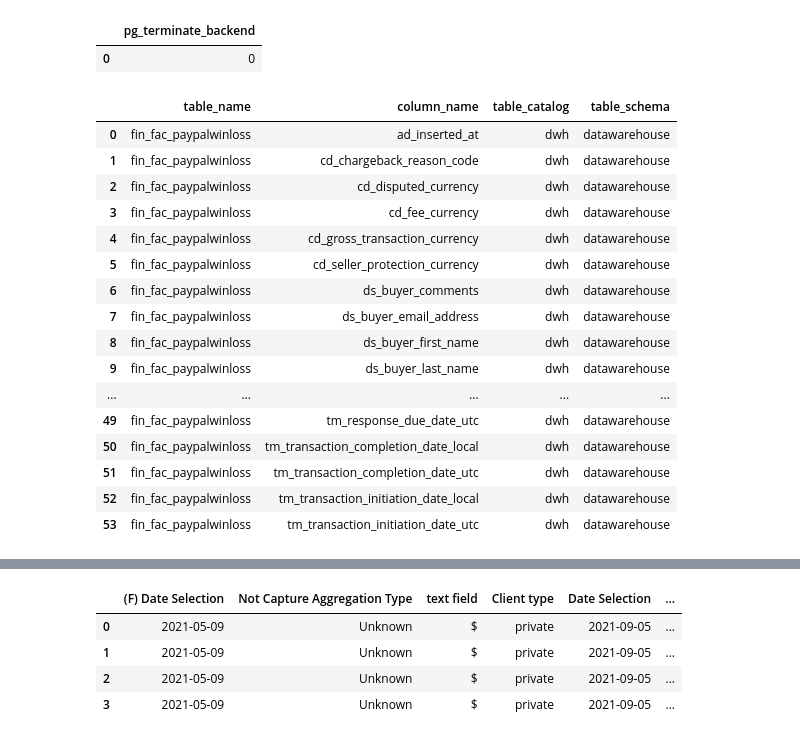
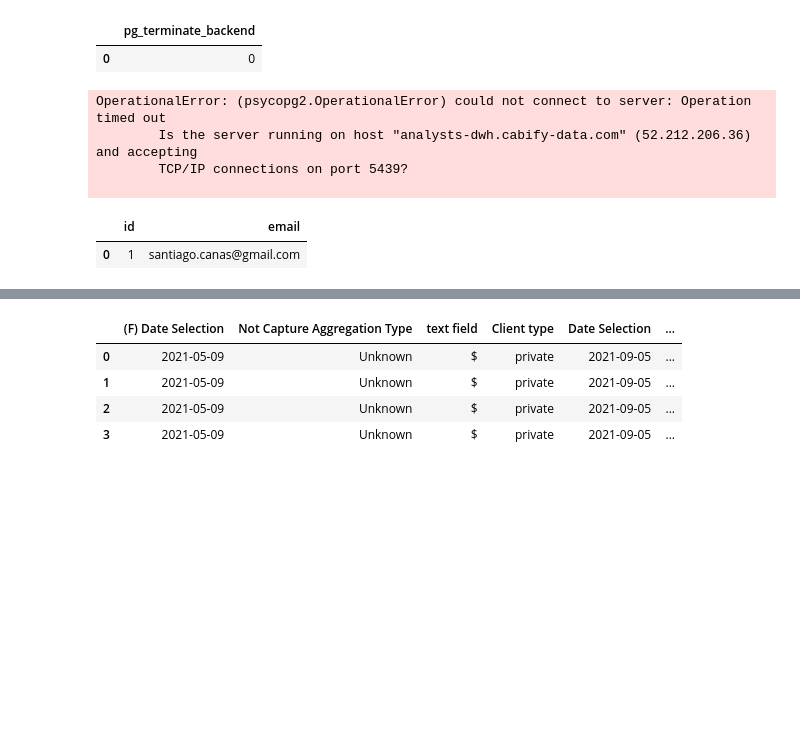
Before and after one commit to scanasca10/ATOM, a Jupyter notebook: PLAY2.ipynb, the cells around one changed output, grey strips where cells are left out. Saved outputs shown, nothing was run; the diff lists cells and outputs as text; code cells hidden in the pictures; blank space fills up the shorter version.

```diff
--- a/PLAY2.ipynb
+++ b/PLAY2.ipynb
@@ -49,37 +95,49 @@ kill
 # %% [output]
 |  | pg_terminate_backend |
 | 0 | 0 |
+# %%
+sql = '''
+SELECT
+p.id as payment_id,
+p.created_at,
+p.user_id,
+p.intent,
+p.state,
+pt.first_six,
+p.gateway,
+p.variant,
+pt.requested,
+pt.action,
+pt.success,
+--pt.error_content,
+--pt.raw_error_detail,
+pt.amount_value/100 as amount_value,
+pt.amount_currency
+FROM
+	datawarehouse.fin_dim_payment p
+INNER JOIN
+	datawarehouse.fin_dim_paymenttransaction pt on p.sk_payment = pt.fk_payment_id
+WHERE
+p.ds_state = 'declined'
+AND p.fk_agency_id = 10
+AND DATE(p.created_at) = '2021-05-14'
+'''
+first = pd.read_sql_query(sql, dwh_cnx)
+first
+# %% [output]
+OperationalError: (psycopg2.OperationalError) could not connect to server: Operation timed out
+        Is the server running on host "analysts-dwh.cabify-data.com" (52.212.206.36) and accepting
+        TCP/IP connections on port 5439?
+
 # %%
 sql = '''
 select
-    distinct
-        table_name,
-        column_name,
-        table_catalog,
-        table_schema
+	*
 from
-	information_schema.columns
-where
-    table_name = 'fin_fac_paypalwinloss'
+	test.my_second_dbt_model
 '''
-
-search = pd.read_sql_query(sql, dwh_cnx)
-search
+second = pd.read_sql_query(sql, dwh_cnx)
+second
 # %% [output]
-|  | table_name | column_name | table_catalog | table_schema |
-| 0 | fin_fac_paypalwinloss | ad_inserted_at | dwh | datawarehouse |
-| 1 | fin_fac_paypalwinloss | cd_chargeback_reason_code | dwh | datawarehouse |
-| 2 | fin_fac_paypalwinloss | cd_disputed_currency | dwh | datawarehouse |
-| 3 | fin_fac_paypalwinloss | cd_fee_currency | dwh | datawarehouse |
-| 4 | fin_fac_paypalwinloss | cd_gross_transaction_currency | dwh | datawarehouse |
-| 5 | fin_fac_paypalwinloss | cd_seller_protection_currency | dwh | datawarehouse |
-| 6 | fin_fac_paypalwinloss | ds_buyer_comments | dwh | datawarehouse |
-| 7 | fin_fac_paypalwinloss | ds_buyer_email_address | dwh | datawarehouse |
-| 8 | fin_fac_paypalwinloss | ds_buyer_first_name | dwh | datawarehouse |
-| 9 | fin_fac_paypalwinloss | ds_buyer_last_name | dwh | datawarehouse |
-| ... | ... | ... | ... | ... |
-| 49 | fin_fac_paypalwinloss | tm_response_due_date_utc | dwh | datawarehouse |
-| 50 | fin_fac_paypalwinloss | tm_transaction_completion_date_local | dwh | datawarehouse |
-| 51 | fin_fac_paypalwinloss | tm_transaction_completion_date_utc | dwh | datawarehouse |
-| 52 | fin_fac_paypalwinloss | tm_transaction_initiation_date_local | dwh | datawarehouse |
-| 53 | fin_fac_paypalwinloss | tm_transaction_initiation_date_utc | dwh | datawarehouse |
+|  | id | email |
+| 0 | 1 | santiago.canas@gmail.com |
```
Also changed, not shown: parts of 24 cells of this notebook.
